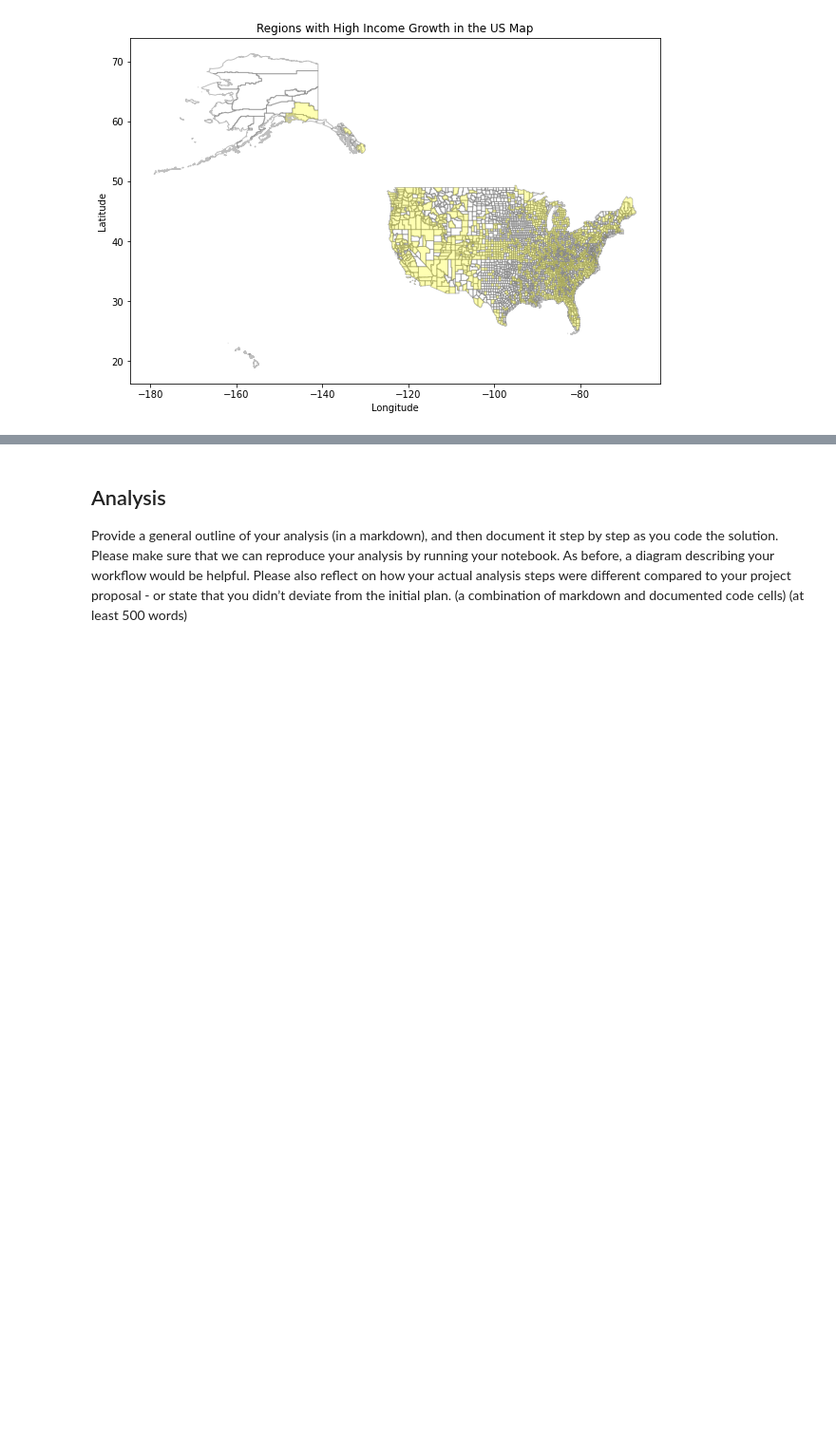
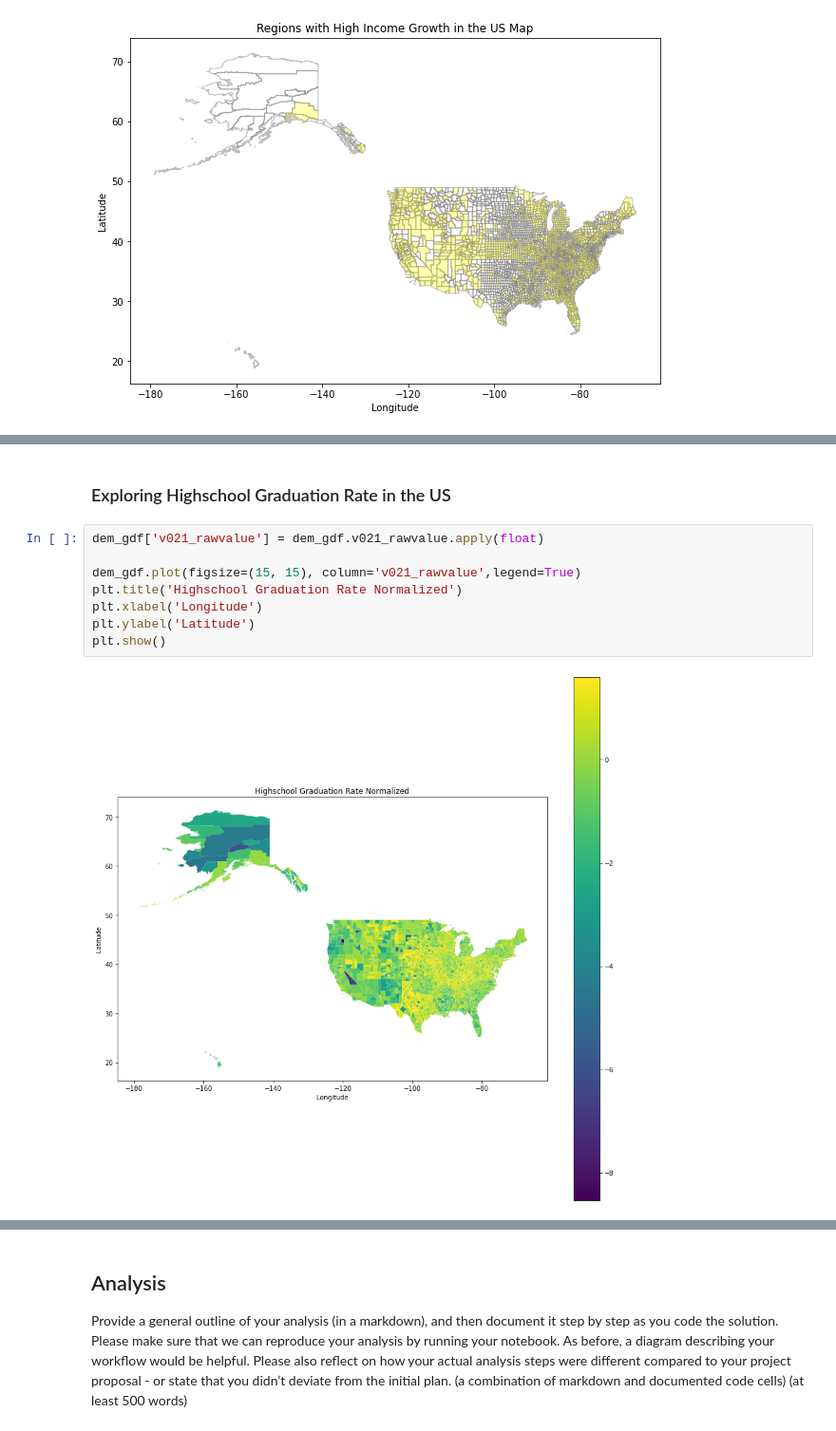
Before and after one commit to sheenapatel262/dsc170_final_proj, a Jupyter notebook: dsc170_proj.ipynb, the cells around one changed output, grey strips where cells are left out. Shown at 95% size. Cells and saved outputs as stored; diff of their text form; blank space fills up the shorter version.

```diff
--- a/dsc170_proj.ipynb
+++ b/dsc170_proj.ipynb
@@ -408,0 +434,12 @@ plt.show()
+# %% [markdown]
+### Exploring Highschool Graduation Rate in the US
+# %%
+dem_gdf['v021_rawvalue'] = dem_gdf.v021_rawvalue.apply(float)
+
+dem_gdf.plot(figsize=(15, 15), column='v021_rawvalue',legend=True)
+plt.title('Highschool Graduation Rate Normalized')
+plt.xlabel('Longitude')
+plt.ylabel('Latitude')
+plt.show()
+# %% [output]
+[figure, added]
```
Also changed, not shown: parts of 33 cells of this notebook.
